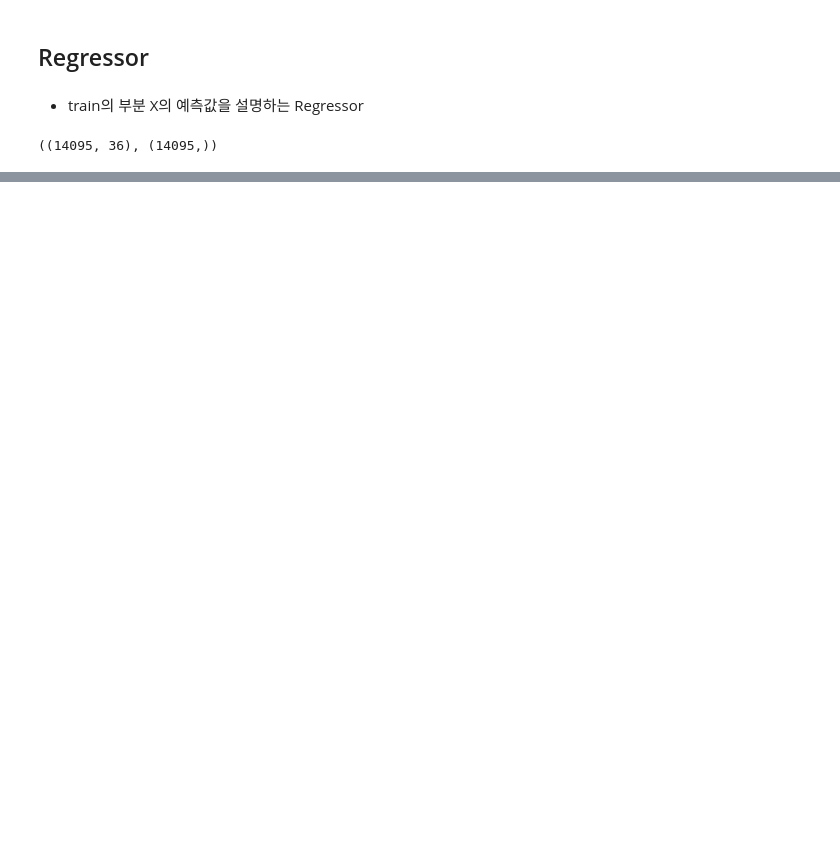
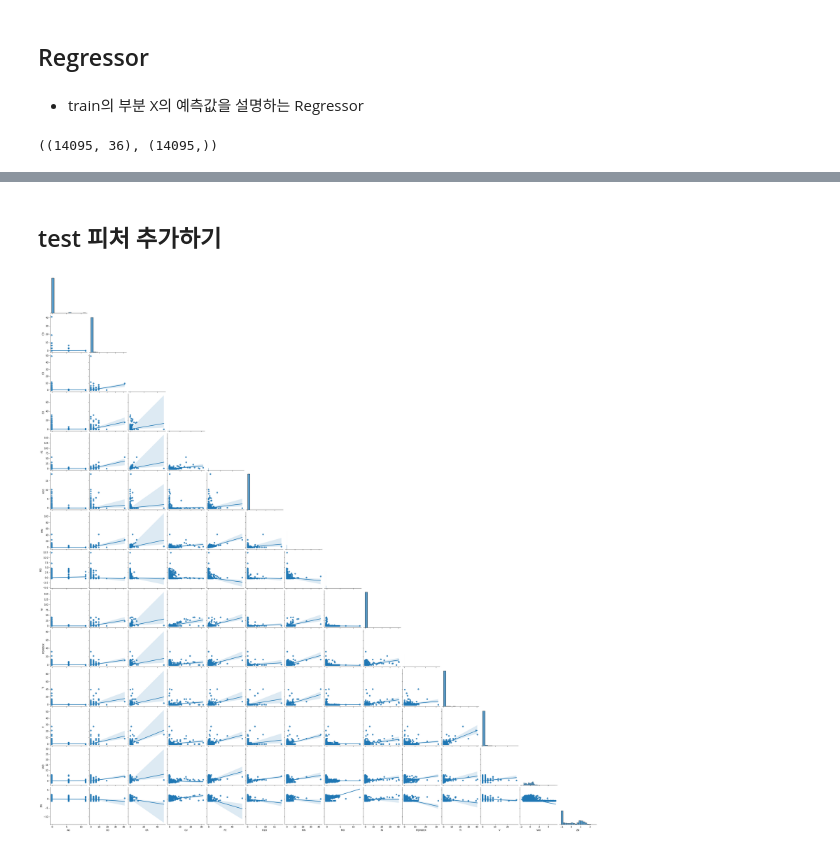
Before and after one commit to DoItSon/playdata, a Jupyter notebook: 머신러닝_해보기!.ipynb, the cells around one changed output, grey strips where cells are left out. Cells and saved outputs as stored; diff of their text form; code cells hidden in the pictures; blank space fills up the shorter version.

```diff
--- a/머신러닝_해보기!.ipynb
+++ b/머신러닝_해보기!.ipynb
@@ -111,2 +126,2 @@ SEED = 42
 # %%
-# col_lst2 = ["CD","FH2O","FNOX","FOPTIMETHGLY","FOXID","FSO4","FTBN","FUEL","K","SOOTPERCENTAGE","U100","U75","U50","U25","U20","U14","U6","U4","V100"]
+cols = ['CD','FOPTIMETHGLY',"FUEL",'K','U100','U75','U50',"FH2O","FNOX","FOXID","FSO4","FTBN","SOOTPERCENTAGE","U25","U20","U14","U6","U4","V100"]
@@ -408,0 +483,5 @@ array([0.05547893, 0.05614098, 0.05734411, ..., 0.05417779, 0.05545542,
+# %% [markdown]
+## test 피처 추가하기
+# %%
+reg_col = ['AG', 'CO', 'CR', 'CU', 'FE', 'H2O', 'MN',
+       'MO', 'NI', 'PQINDEX', 'TI', 'V', 'V40', 'ZN']
@@ -408,0 +495,6 @@ array([0.05547893, 0.05614098, 0.05734411, ..., 0.05417779, 0.05545542,
+# %%
+import seaborn as sns
+sns.pairplot(data=test[reg_col],kind="reg",corner=True) # reg = 추정회귀선
+plt.show()
+# %% [output]
+[figure, added]
```
Also changed, not shown: parts of 79 cells of this notebook.
